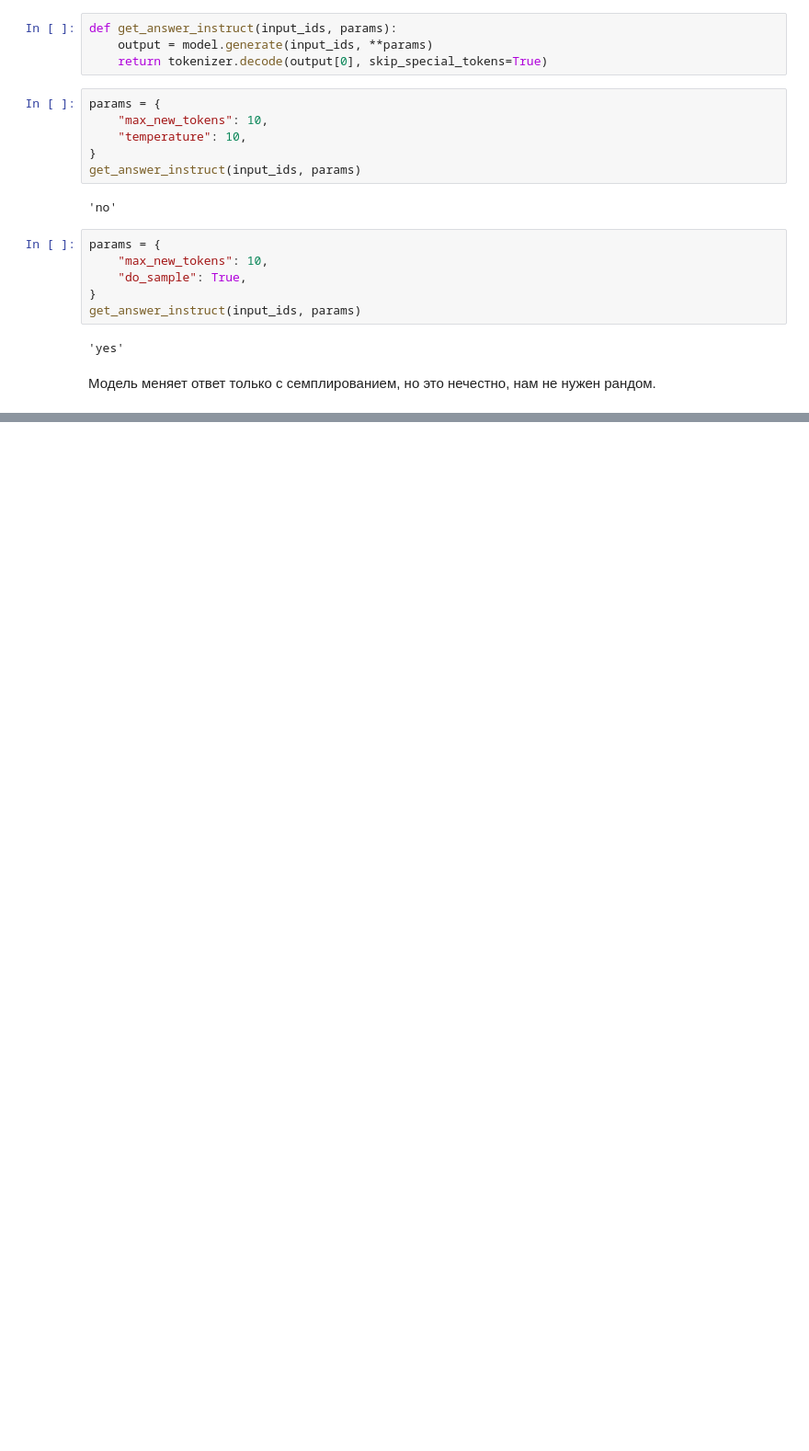
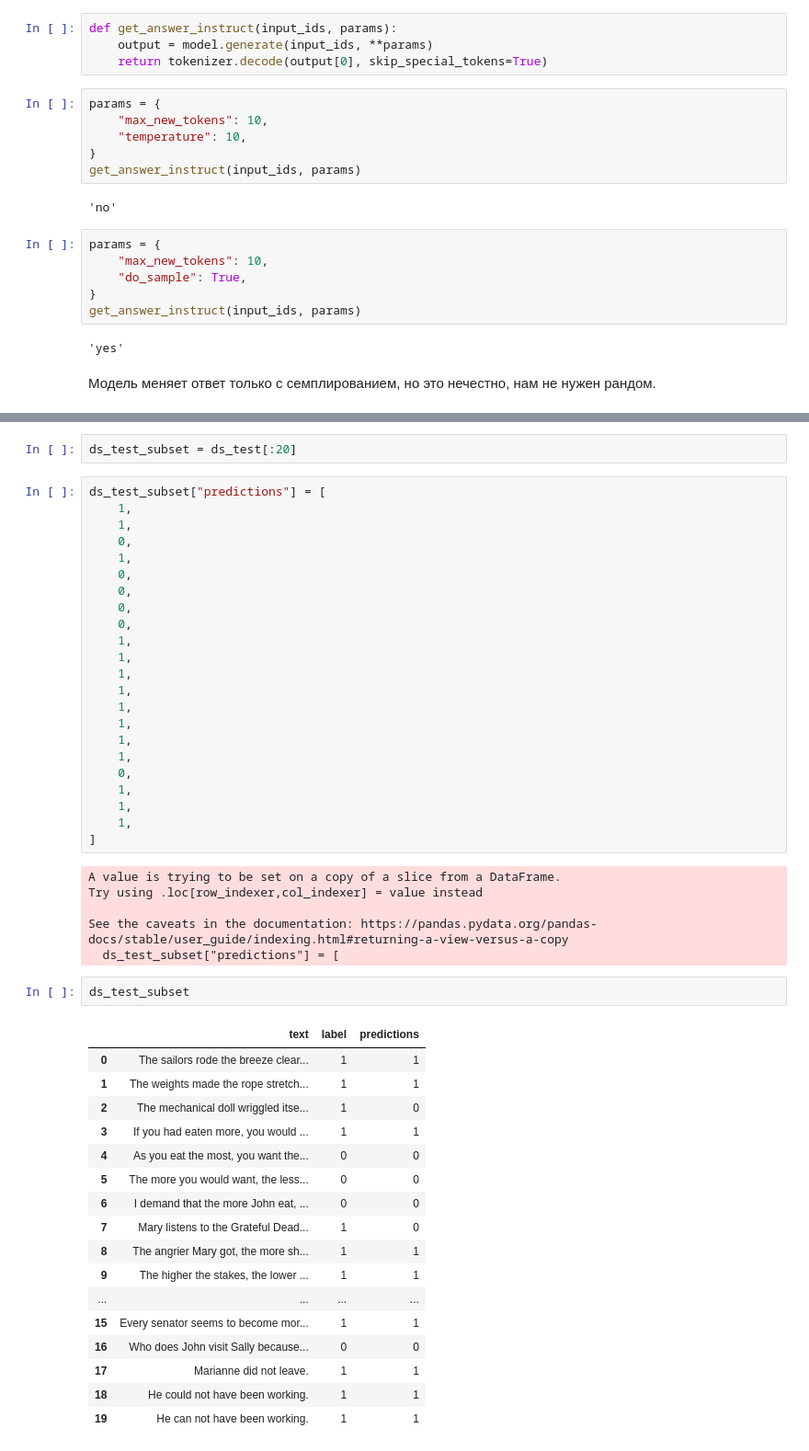
Before and after one commit to yuliya1324/Linguistic_Acceptability, a Jupyter notebook: zero-shot.ipynb, the cells around one changed output, grey strips where cells are left out. Shown at 92% size. Cells and saved outputs as stored; diff of their text form; blank space fills up the shorter version.

```diff
--- a/zero-shot.ipynb
+++ b/zero-shot.ipynb
@@ -437,0 +491,51 @@ get_answer_instruct(input_ids, params)
+# %%
+ds_test_subset = ds_test[:20]
+# %%
+ds_test_subset["predictions"] = [
+    1,
+    1,
+    0,
+    1,
+    0,
+    0,
+    0,
+    0,
+    1,
+    1,
+    1,
+    1,
+    1,
+    1,
+    1,
+    1,
+    0,
+    1,
+    1,
+    1,
+]
+# %% [output]
+A value is trying to be set on a copy of a slice from a DataFrame.
+Try using .loc[row_indexer,col_indexer] = value instead
+
+See the caveats in the documentation: https://pandas.pydata.org/pandas-docs/stable/user_guide/indexing.html#returning-a-view-versus-a-copy
+  ds_test_subset["predictions"] = [
+# %%
+ds_test_subset
+# %% [output]
+|  | text | label | predictions |
+| 0 | The sailors rode the breeze clear... | 1 | 1 |
+| 1 | The weights made the rope stretch... | 1 | 1 |
+| 2 | The mechanical doll wriggled itse... | 1 | 0 |
+| 3 | If you had eaten more, you would ... | 1 | 1 |
+| 4 | As you eat the most, you want the... | 0 | 0 |
+| 5 | The more you would want, the less... | 0 | 0 |
+| 6 | I demand that the more John eat, ... | 0 | 0 |
+| 7 | Mary listens to the Grateful Dead... | 1 | 0 |
+| 8 | The angrier Mary got, the more sh... | 1 | 1 |
+| 9 | The higher the stakes, the lower ... | 1 | 1 |
+| ... | ... | ... | ... |
+| 15 | Every senator seems to become mor... | 1 | 1 |
+| 16 | Who does John visit Sally because... | 0 | 0 |
+| 17 | Marianne did not leave. | 1 | 1 |
+| 18 | He could not have been working. | 1 | 1 |
+| 19 | He can not have been working. | 1 | 1 |
```
Also changed, not shown: parts of 7 cells of this notebook.
